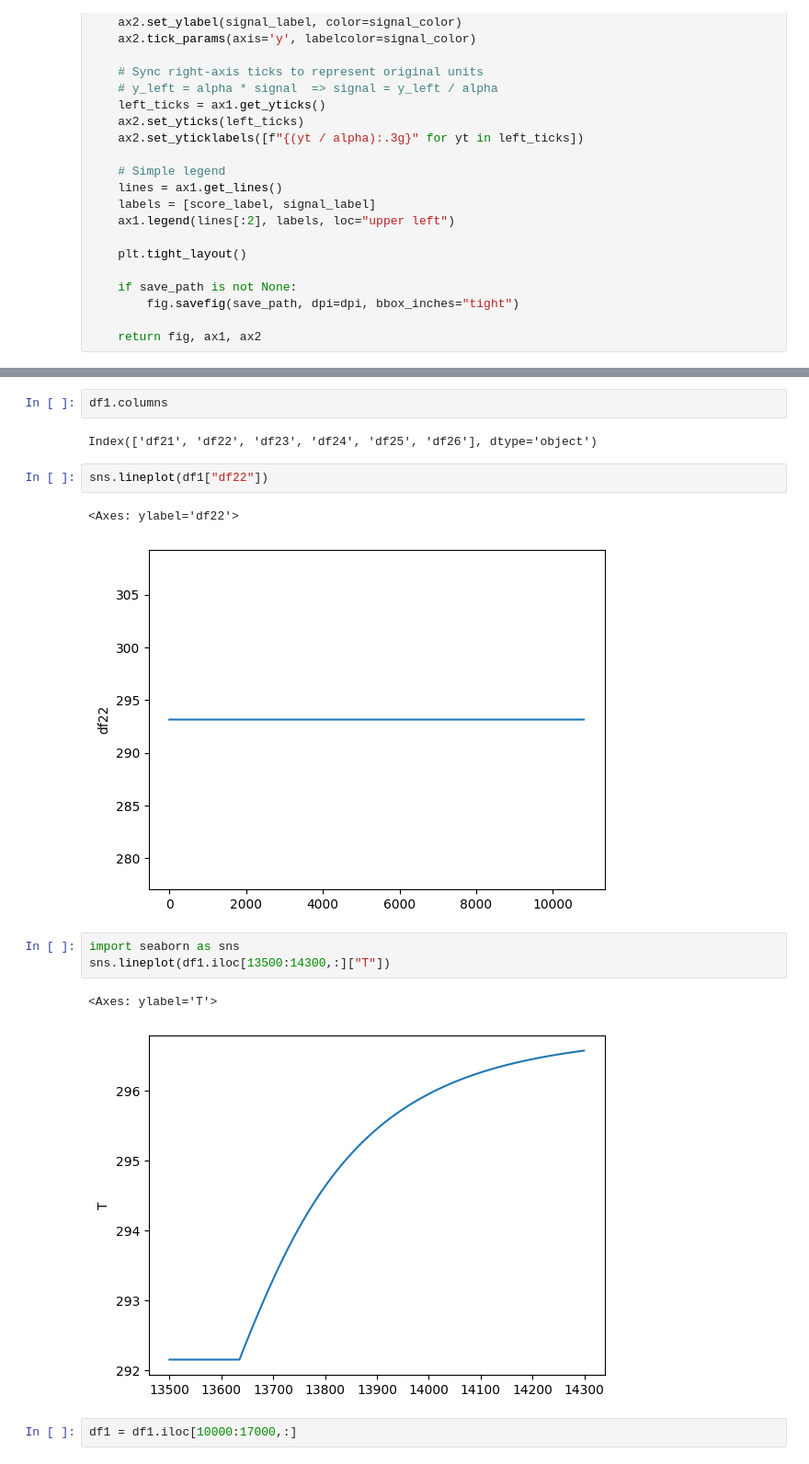
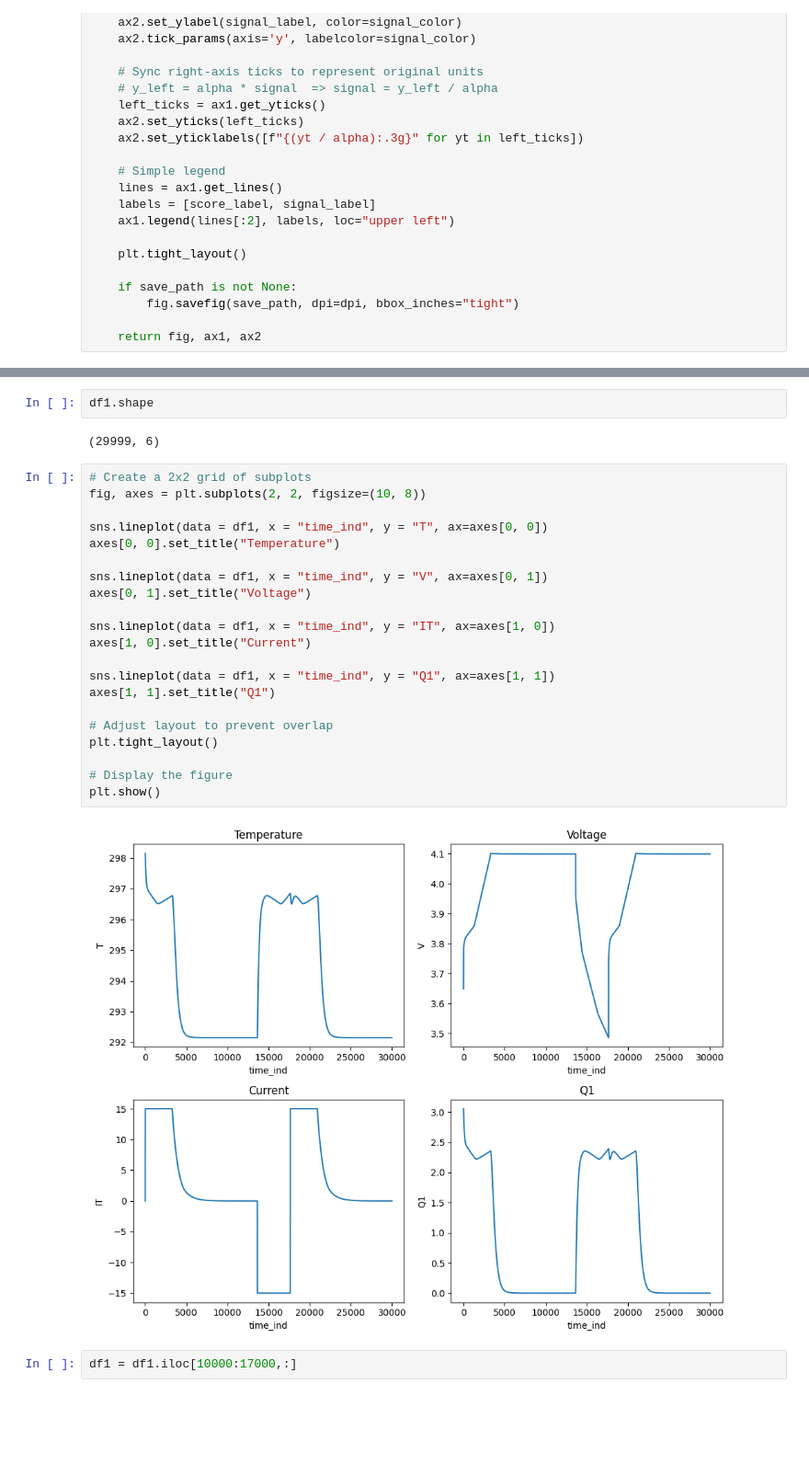
Before and after one commit to rhqrhq/Adversarial_Examples_Papers, a Jupyter notebook: pTRpred.ipynb, the cells around one changed output, grey strips where cells are left out. Shown: that part at 92% size. Cells and saved outputs as stored; diff of their text form; blank space fills up the shorter version.

```diff
--- a/pTRpred.ipynb
+++ b/pTRpred.ipynb
@@ -1250,18 +1283,30 @@ df1 = pd.read_csv("mat_charging_result1.csv")
 # %%
-df1.columns
+df1.shape
 # %% [output]
-Index(['df21', 'df22', 'df23', 'df24', 'df25', 'df26'], dtype='object')
+(29999, 6)
-# %%
-sns.lineplot(df1["df22"])
-# %% [output]
-<Axes: ylabel='df22'>
-[figure, removed]
-# %%
-import seaborn as sns
-sns.lineplot(df1.iloc[13500:14300,:]["T"])
-# %% [output]
-<Axes: ylabel='T'>
-[figure, removed]
+# %%
+# Create a 2x2 grid of subplots
+fig, axes = plt.subplots(2, 2, figsize=(10, 8))
+
+sns.lineplot(data = df1, x = "time_ind", y = "T", ax=axes[0, 0])
+axes[0, 0].set_title("Temperature")
+
+sns.lineplot(data = df1, x = "time_ind", y = "V", ax=axes[0, 1])
+axes[0, 1].set_title("Voltage")
+
+sns.lineplot(data = df1, x = "time_ind", y = "IT", ax=axes[1, 0])
+axes[1, 0].set_title("Current")
+
+sns.lineplot(data = df1, x = "time_ind", y = "Q1", ax=axes[1, 1])
+axes[1, 1].set_title("Q1")
+
+# Adjust layout to prevent overlap
+plt.tight_layout()
+
+# Display the figure
+plt.show()
+# %% [output]
+[figure, added]
 # %%
 df1 = df1.iloc[10000:17000,:]
 # %%
```
Also changed, not shown: parts of 21 cells of this notebook.
